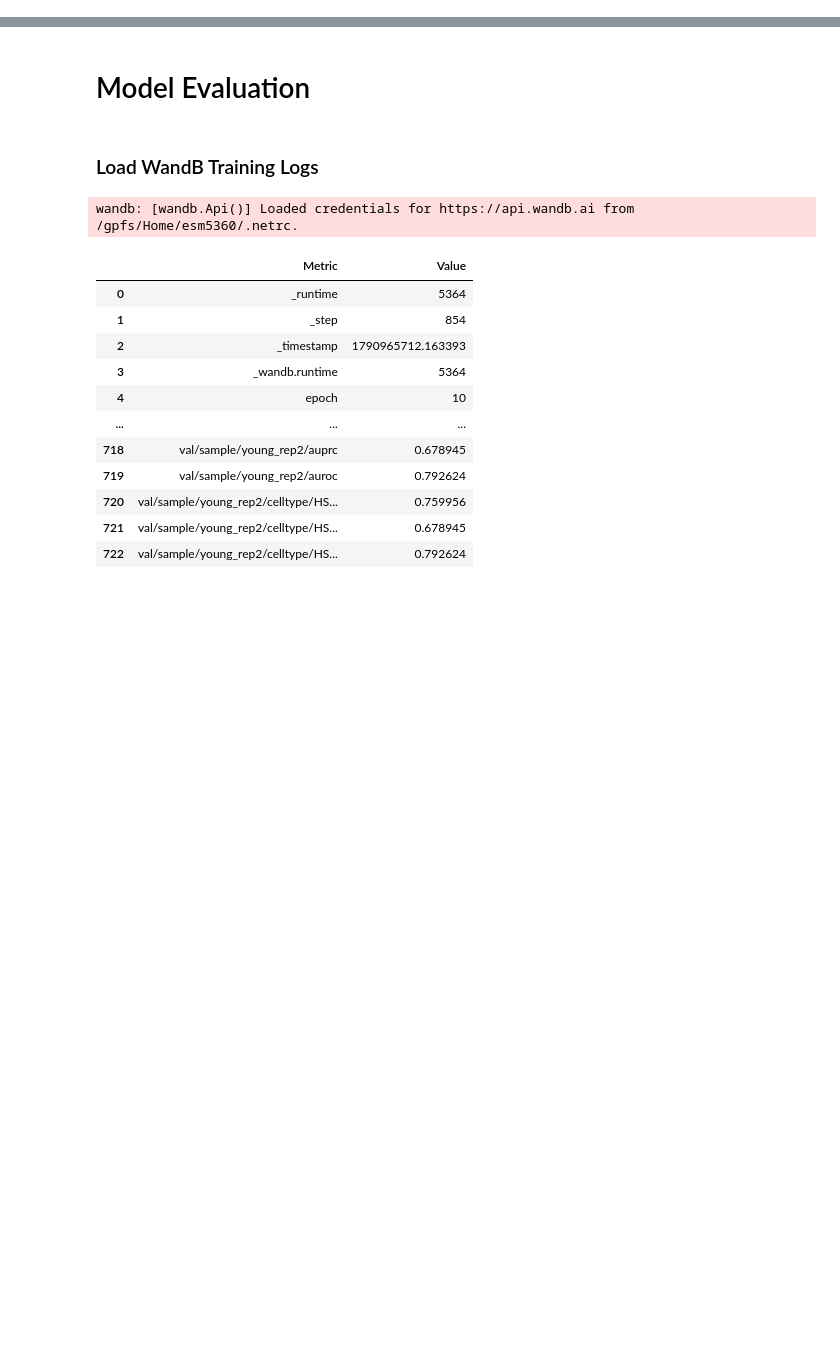
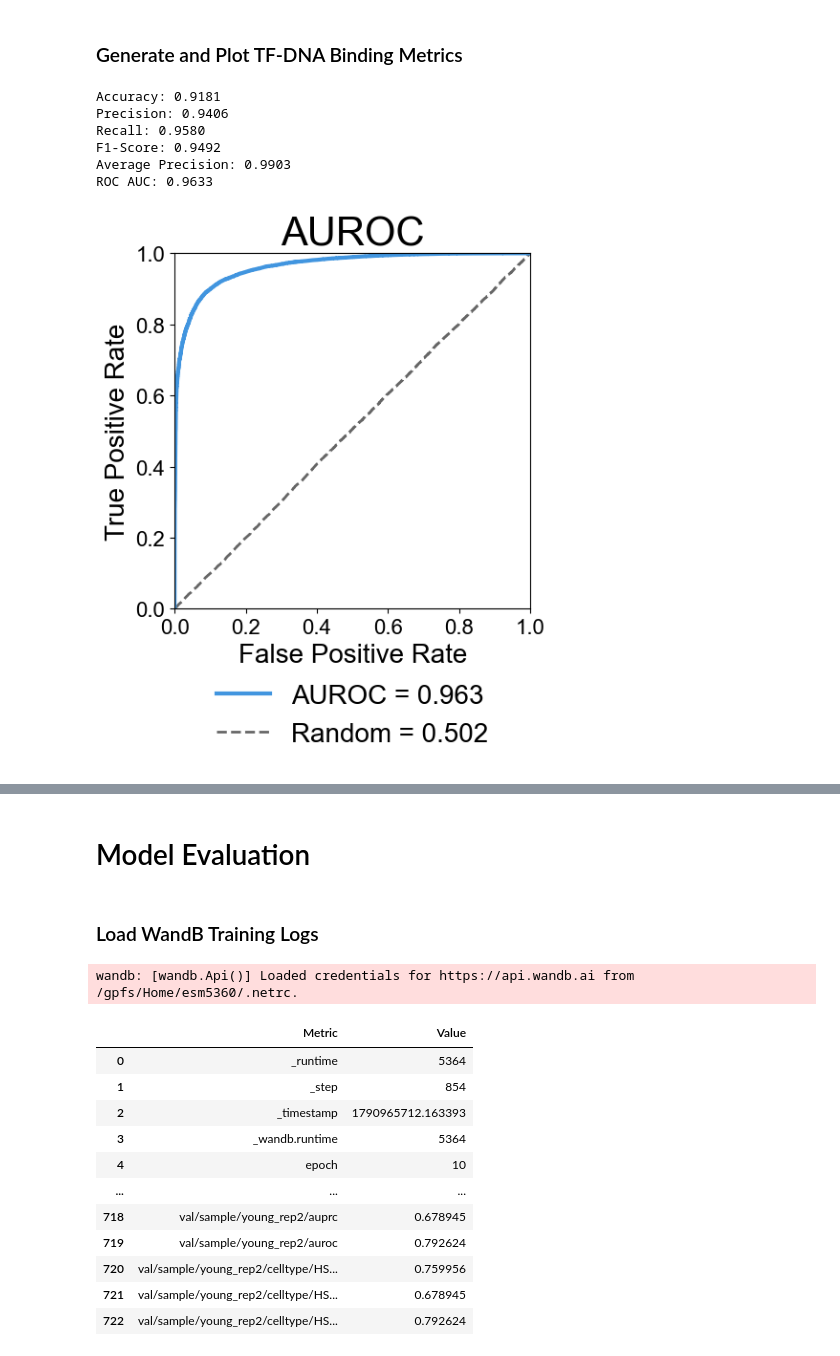
Before and after one commit to emoeller80281/Custom_GRN_Inference, a Jupyter notebook: TETHER/scripts/model_evaluation/celltype_model_evaluation.ipynb, the cells around one changed output, grey strips where cells are left out. Drawn from its saved outputs; the diff is of its cells as text; code cells hidden in the pictures; blank space fills up the shorter version.

Commit message:
Adding TF-DNA model evaluation to celltype_model_evaluation.ipynb

```diff
--- a/TETHER/scripts/model_evaluation/celltype_model_evaluation.ipynb
+++ b/TETHER/scripts/model_evaluation/celltype_model_evaluation.ipynb
@@ -31,0 +435,2 @@ backend_inline.set_matplotlib_formats('svg')
+# %% [markdown]
+### Generate and Plot TF-DNA Binding Metrics
@@ -31,0 +444,56 @@ backend_inline.set_matplotlib_formats('svg')
+# %%
+score_threshold = 0.5
+
+# Plot roc curve with scores and labels
+accuracy = accuracy_score(all_labels_flat, all_scores_flat > score_threshold)
+precision = precision_score(all_labels_flat, all_scores_flat > score_threshold)
+recall = recall_score(all_labels_flat, all_scores_flat > score_threshold)
+f1 = f1_score(all_labels_flat, all_scores_flat > score_threshold)
+auprc = average_precision_score(all_labels_flat, all_scores_flat)
+auroc = roc_auc_score(all_labels_flat, all_scores_flat)
+
+print(f"Accuracy: {accuracy:.4f}")
+print(f"Precision: {precision:.4f}")
+print(f"Recall: {recall:.4f}")
+print(f"F1-Score: {f1:.4f}")
+print(f"Average Precision: {auprc:.4f}")
+print(f"ROC AUC: {auroc:.4f}")
+
+tf_dna_roc_fig, tf_dna_roc_ax = tf_dna_binding_roc_plot(
+    all_scores_flat=all_scores_flat,
+    all_labels_flat=all_labels_flat,
+    method_color_dict=method_color_dict,
+)
+
+tf_dna_prc_fig, tf_dna_prc_ax = tf_dna_binding_prc_plot(
+    all_scores_flat=all_scores_flat,
+    all_labels_flat=all_labels_flat,
+    method_color_dict=method_color_dict,
+)
+
+tf_dna_plots = PROJECT_DIR / "new_plots" / "tf_dna_binding_evaluation"
+
+tf_dna_roc_fig_path = tf_dna_plots / f"roc_{cell_type}_tf_dna_vs_test_set.png"
+tf_dna_prc_fig_path = tf_dna_plots / f"prc_{cell_type}_tf_dna_vs_test_set.png"
+
+tf_dna_roc_fig.savefig(
+    tf_dna_roc_fig_path,
+    dpi=300,
+    bbox_inches="tight",
+    pad_inches=0.15,
+)
+
+tf_dna_prc_fig.savefig(
+    tf_dna_prc_fig_path,
+    dpi=300,
+    bbox_inches="tight",
+    pad_inches=0.15,
+)
+# %% [output]
+Accuracy: 0.9181
+Precision: 0.9406
+Recall: 0.9580
+F1-Score: 0.9492
+Average Precision: 0.9903
+ROC AUC: 0.9633
+[figure, added]
```
Also changed, not shown: parts of 13 cells of this notebook, 4 other files.
